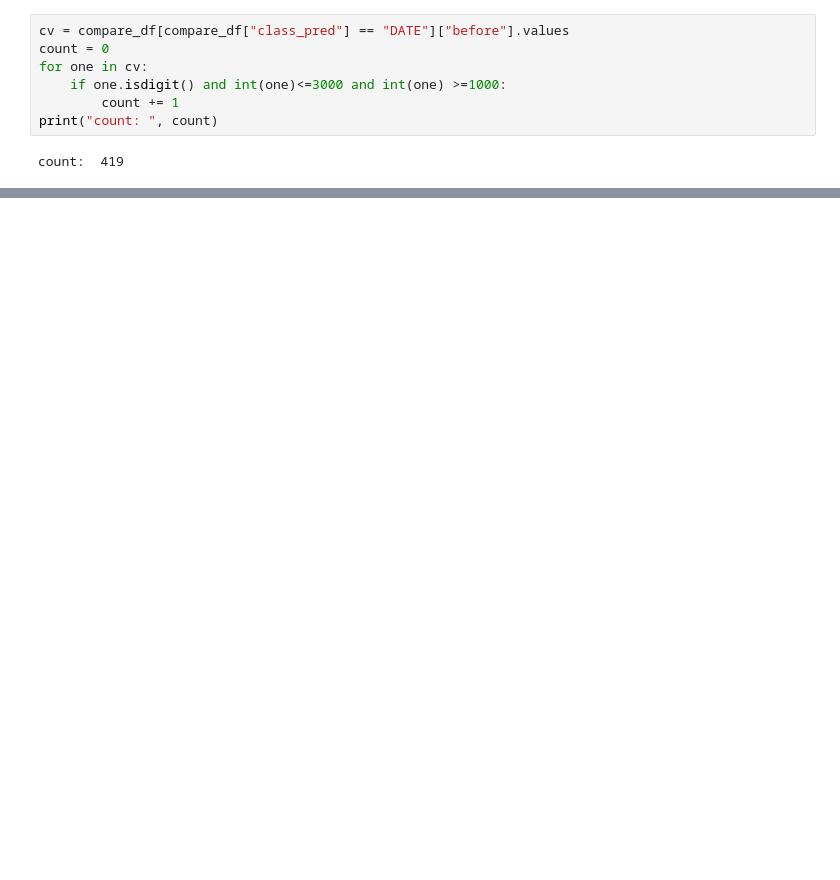
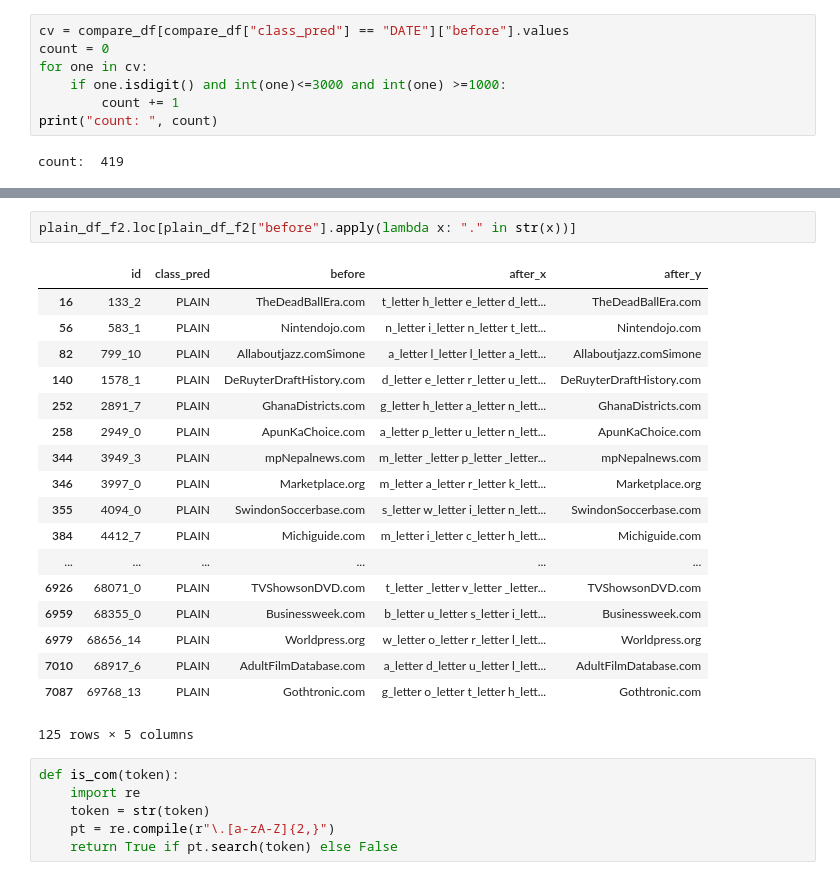
Before and after one commit to applenob/text_normalization, a Jupyter notebook: notebooks/improve.ipynb, the cells around one changed output, grey strips where cells are left out. Drawn from its saved outputs; the diff is of its cells as text; blank space fills up the shorter version.

```diff
--- a/notebooks/improve.ipynb
+++ b/notebooks/improve.ipynb
@@ -114,0 +159,27 @@ compare_df[compare_df["class_pred"] == "PLAIN"]
+# %%
+plain_df_f2.loc[plain_df_f2["before"].apply(lambda x: "." in str(x))]
+# %% [output]
+|  | id | class_pred | before | after_x | after_y |
+| 16 | 133_2 | PLAIN | TheDeadBallEra.com | t_letter h_letter e_letter d_lett... | TheDeadBallEra.com |
+| 56 | 583_1 | PLAIN | Nintendojo.com | n_letter i_letter n_letter t_lett... | Nintendojo.com |
+| 82 | 799_10 | PLAIN | Allaboutjazz.comSimone | a_letter l_letter l_letter a_lett... | Allaboutjazz.comSimone |
+| 140 | 1578_1 | PLAIN | DeRuyterDraftHistory.com | d_letter e_letter r_letter u_lett... | DeRuyterDraftHistory.com |
+| 252 | 2891_7 | PLAIN | GhanaDistricts.com | g_letter h_letter a_letter n_lett... | GhanaDistricts.com |
+| 258 | 2949_0 | PLAIN | ApunKaChoice.com | a_letter p_letter u_letter n_lett... | ApunKaChoice.com |
+| 344 | 3949_3 | PLAIN | mpNepalnews.com | m_letter _letter p_letter _letter... | mpNepalnews.com |
+| 346 | 3997_0 | PLAIN | Marketplace.org | m_letter a_letter r_letter k_lett... | Marketplace.org |
+| 355 | 4094_0 | PLAIN | SwindonSoccerbase.com | s_letter w_letter i_letter n_lett... | SwindonSoccerbase.com |
+| 384 | 4412_7 | PLAIN | Michiguide.com | m_letter i_letter c_letter h_lett... | Michiguide.com |
+| ... | ... | ... | ... | ... | ... |
+| 6926 | 68071_0 | PLAIN | TVShowsonDVD.com | t_letter _letter v_letter _letter... | TVShowsonDVD.com |
+| 6959 | 68355_0 | PLAIN | Businessweek.com | b_letter u_letter s_letter i_lett... | Businessweek.com |
+| 6979 | 68656_14 | PLAIN | Worldpress.org | w_letter o_letter r_letter l_lett... | Worldpress.org |
+| 7010 | 68917_6 | PLAIN | AdultFilmDatabase.com | a_letter d_letter u_letter l_lett... | AdultFilmDatabase.com |
+| 7087 | 69768_13 | PLAIN | Gothtronic.com | g_letter o_letter t_letter h_lett... | Gothtronic.com |
+125 rows × 5 columns
+# %%
+def is_com(token):
+    import re
+    token = str(token)
+    pt = re.compile(r"\.[a-zA-Z]{2,}")
+    return True if pt.search(token) else False
```
Also changed, not shown: parts of 13 cells of this notebook, 13 other files.
